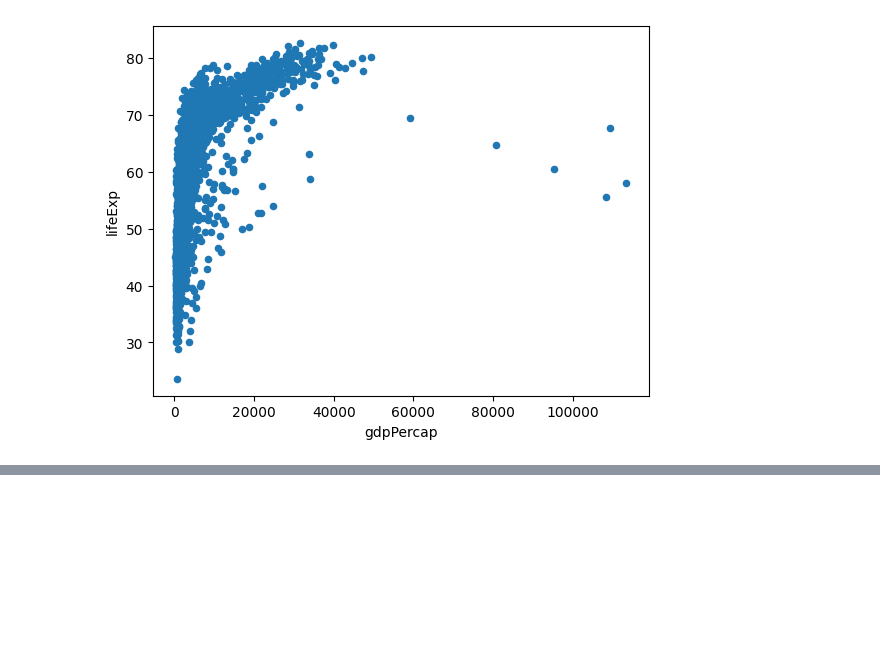
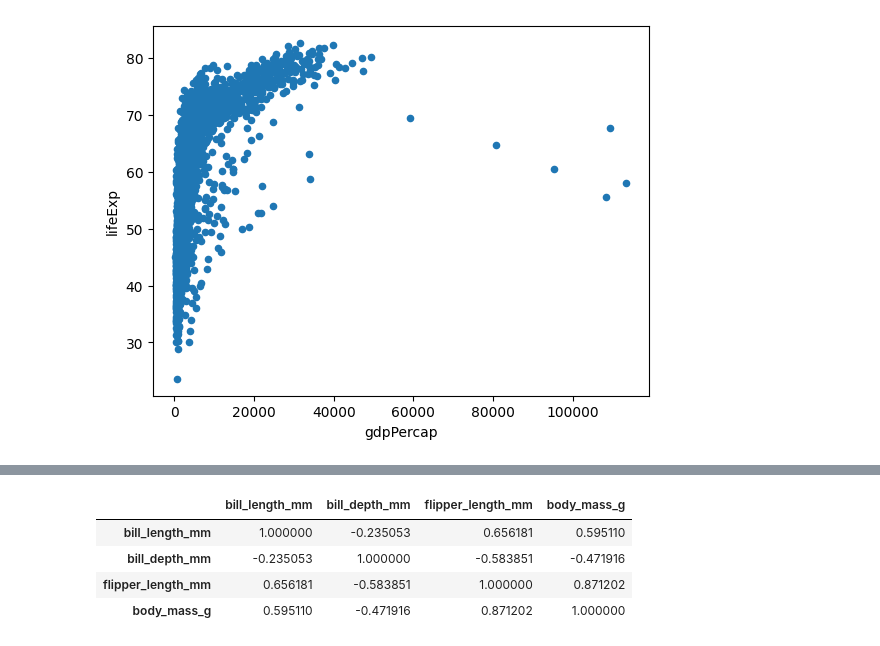
Before and after one commit to jaidatta71/Chatbot, a Jupyter notebook: Self_study_colab_coding_activity_2_3.ipynb, the cells around one changed output, grey strips where cells are left out. Cells and saved outputs as stored; diff of their text form; code cells hidden in the pictures; blank space fills up the shorter version.

```diff
--- a/Self_study_colab_coding_activity_2_3.ipynb
+++ b/Self_study_colab_coding_activity_2_3.ipynb
@@ -222,0 +363,8 @@ plt.savefig('/content/drive/MyDrive/colab_activity2_3_starter/images/gdp_lifexp_
+# %%
+df3.corr()
+# %% [output]
+|  | bill_length_mm | bill_depth_mm | flipper_length_mm | body_mass_g |
+| bill_length_mm | 1.000000 | -0.235053 | 0.656181 | 0.595110 |
+| bill_depth_mm | -0.235053 | 1.000000 | -0.583851 | -0.471916 |
+| flipper_length_mm | 0.656181 | -0.583851 | 1.000000 | 0.871202 |
+| body_mass_g | 0.595110 | -0.471916 | 0.871202 | 1.000000 |
```
Also changed, not shown: parts of 15 cells of this notebook.
